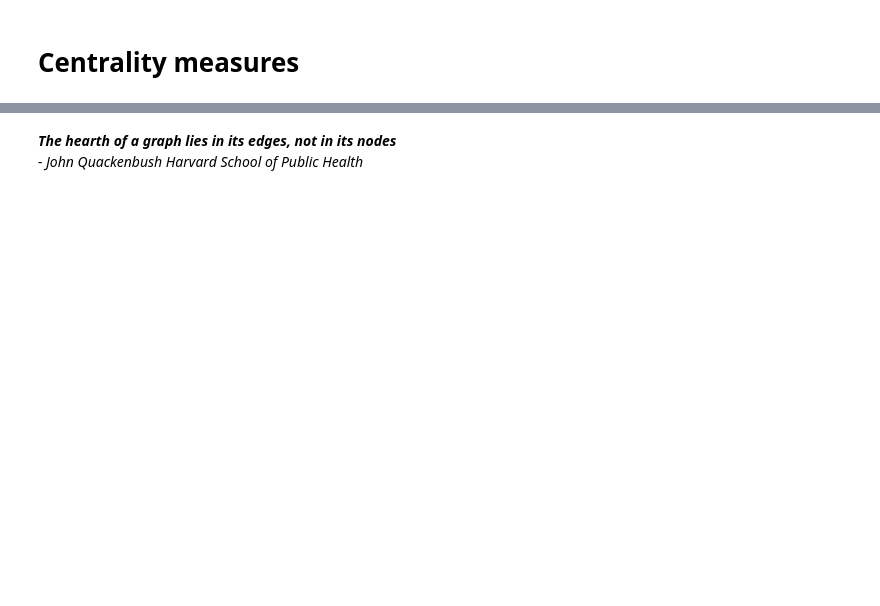
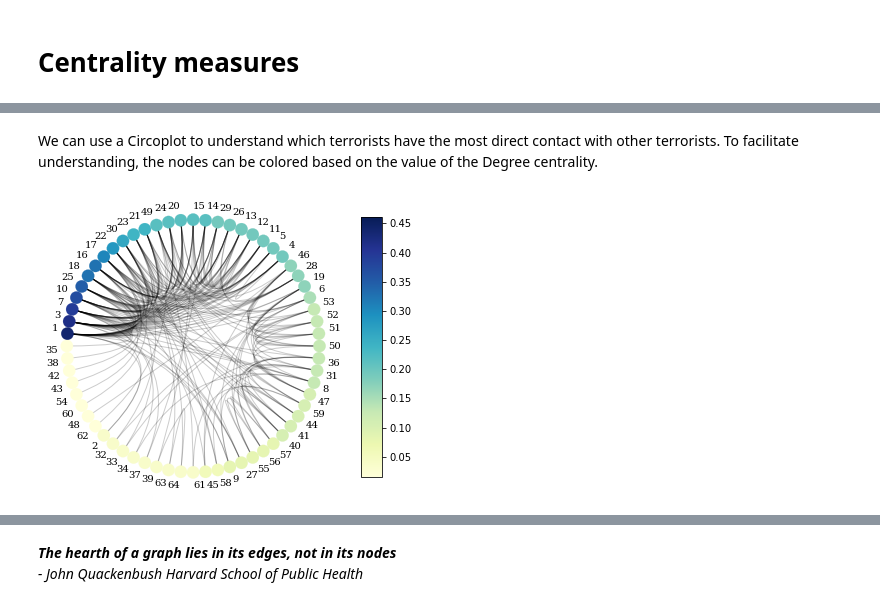
Before and after one commit to gregorioghidoli/netviz, a Jupyter notebook: SNA.ipynb, the cells around one changed output, grey strips where cells are left out. Drawn from its saved outputs; the diff is of its cells as text; code cells hidden in the pictures; blank space fills up the shorter version.

Commit message:
sistamato centrality

```diff
--- a/SNA.ipynb
+++ b/SNA.ipynb
@@ -373,0 +318,10 @@ sorted(nx.closeness_centrality(G).items(), key=lambda x: x[1], reverse=True)[:5]
+# %% [markdown]
+<p>We can use a Circoplot to understand which terrorists have the most direct contact with other terrorists. To facilitate understanding, the nodes can be colored based on the value of the Degree centrality.</p>
+# %%
+centr = {k: v for k, v in  nx.degree_centrality(G).items()}
+for n in centr:
+    G.nodes[n]['centrality'] =  centr[n]
+c = CircosPlot(G, node_color='centrality', node_grouping='centrality', node_labels=True)
+c.draw()
+# %% [output]
+[figure, added]
```
Also changed, not shown: parts of 38 cells of this notebook.
